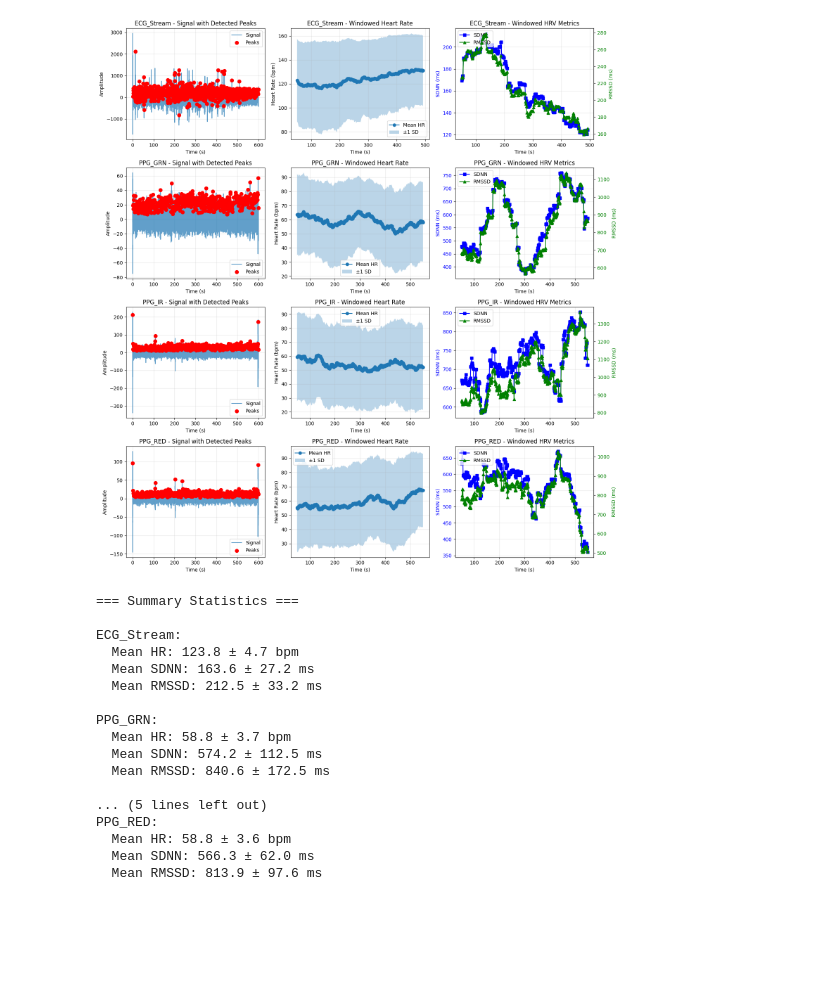
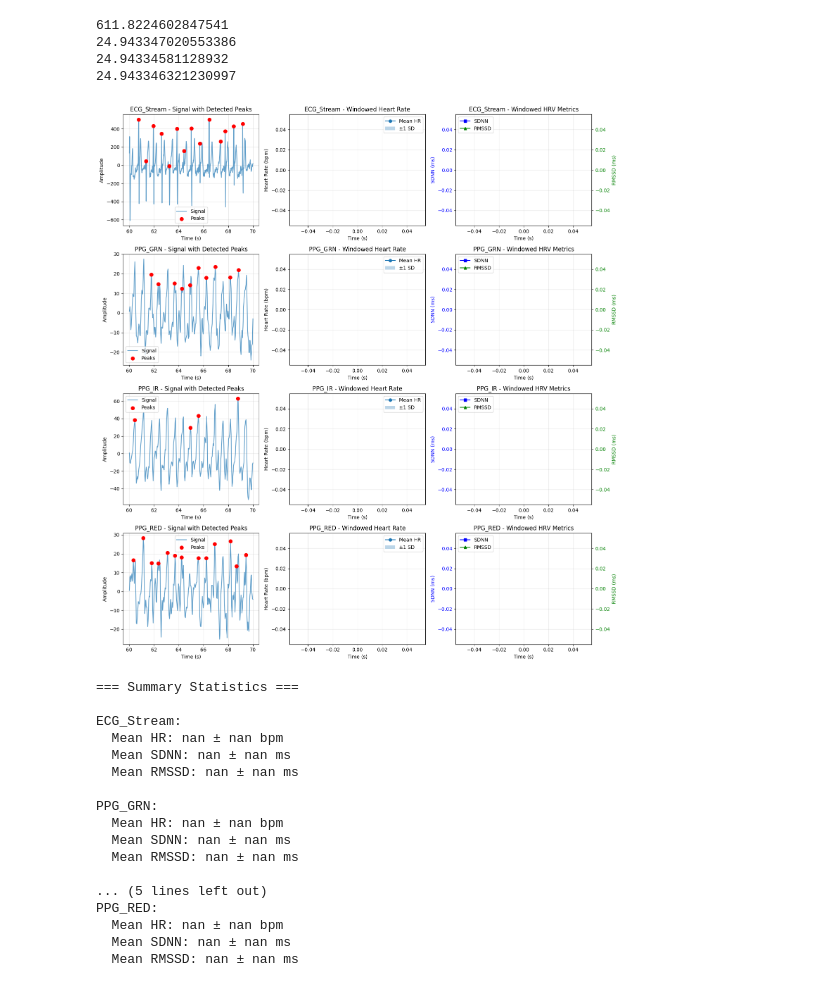
Before and after one commit to sanrav2016/AD8232-ECG-Validation, a Jupyter notebook: ecg_analysis.ipynb, the cells around one changed output. Drawn from its saved outputs; the diff is of its cells as text; code cells hidden in the pictures; blank space fills up the shorter version.

```diff
--- a/ecg_analysis.ipynb
+++ b/ecg_analysis.ipynb
@@ -3,7 +3,7 @@ import pyxdf
 import numpy as np
 import matplotlib.pyplot as plt
 # %%
-XDF_FILE = "1_17_26.xdf"   # path to your xdf file
+XDF_FILE = "1_20_26_a.xdf"   # path to your xdf file
 
 # ==========================
 # LOAD XDF
@@ -14,5 +14,4 @@ print(f"Loaded {len(streams)} streams")
 
 # Sort streams by name for consistent ordering
 streams = sorted(streams, key=lambda s: s['info']['name'][0])
-streams
 # %% [output]
@@ -48,7 +30,7 @@ for idx, stream in enumerate(streams):
     data = np.array(stream['time_series'])
     timestamps = np.array(stream['time_stamps']) - stream['time_stamps'][0]  # normalize to start at 0
     print(1.0 / np.mean(np.diff(timestamps)))
-    mask = (5 <= timestamps) & (timestamps <= 605)
+    mask = (400 <= timestamps) & (timestamps <= 600)
     timestamps = timestamps[mask]
     data = data[mask]
 
@@ -94,7 +76,7 @@ def select_time_window(t, x, t_start, t_end):
 
 def find_peaks(signal, timestamps, signal_type="ecg"):
     """Clean signal and detect peaks using NeuroKit2."""
-    fs = 1000 if signal_type == "ecg" else 25 # estimate_fs(timestamps)
+    fs = estimate_fs(timestamps)
 
     if signal_type == "ecg":
         cleaned = nk.ecg_clean(signal, sampling_rate=fs)
@@ -117,13 +99,13 @@ def compute_hr_hrv(signal, timestamps, signal_type):
     fs = estimate_fs(timestamps)
 
     if signal_type == "ecg":
-        cleaned = nk.ecg_clean(signal, sampling_rate=fs, method="pantompkins1985")
-        peaks, info = nk.ecg_peaks(cleaned, sampling_rate=fs, correct_artifacts=True, show=True)
+        cleaned = nk.ecg_clean(signal, sampling_rate=fs)
+        peaks, info = nk.ecg_peaks(cleaned, sampling_rate=fs, method="promac", show=True)
         rate = nk.ecg_rate(peaks, sampling_rate=fs)
 
     elif signal_type == "ppg":
         cleaned = nk.ppg_clean(signal, sampling_rate=fs)
-        peaks, info = nk.ppg_peaks(cleaned, sampling_rate=fs)
+        peaks, info = nk.ppg_peaks(cleaned, sampling_rate=fs, show=True)
         rate = nk.ppg_rate(peaks, sampling_rate=fs)
 
     else:
@@ -140,17 +122,19 @@ def compute_hr_hrv(signal, timestamps, signal_type):
         "hrv": hrv
     }
 # %%
-t_start = 0
-t_end = 600
+t_start = 60
+t_end = 70
 
 results = {}
 
 for idx, stream in enumerate(streams):
     name = stream['info']['name'][0]
-    fs = float(stream['info']['nominal_srate'][0])
 
     data = np.array(stream['time_series'])
     timestamps = np.array(stream['time_stamps']) - stream['time_stamps'][0]  # normalize to start at 0
+
+    fs = estimate_fs(timestamps)
+    print(fs)
 
     # select time window
     t_win, x_win = select_time_window(timestamps, data, t_start, t_end)
@@ -287,51 +271,55 @@ for idx, (name, res) in enumerate(results.items()):
     # Plot 3: Windowed HRV
     ax3 = axes[idx, 2]
     ax3.plot(res['window_times'], res['sdnn'], marker='s', label='SDNN', color='blue')
     ax3.set_xlabel('Time (s)')
     ax3.set_ylabel('SDNN (ms)', color='blue')
     ax3.tick_params(axis='y', labelcolor='blue')
     ax3.set_title(f'{name} - Windowed HRV Metrics')
     ax3.grid(True, alpha=0.3)
 
     ax3_twin = ax3.twinx()
     ax3_twin.plot(res['window_times'], res['rmssd'], marker='^', label='RMSSD', color='green')
     ax3_twin.set_ylabel('RMSSD (ms)', color='green')
     ax3_twin.tick_params(axis='y', labelcolor='green')
 
     # Add legends
     lines1, labels1 = ax3.get_legend_handles_labels()
     lines2, labels2 = ax3_twin.get_legend_handles_labels()
     ax3.legend(lines1 + lines2, labels1 + labels2, loc='upper left')
 
 plt.tight_layout()
 plt.show()
 
 # Print summary statistics
 print("\n=== Summary Statistics ===")
 for name, res in results.items():
     print(f"\n{name}:")
     print(f"  Mean HR: {np.nanmean(res['hr_mean']):.1f} ± {np.nanstd(res['hr_mean']):.1f} bpm")
     print(f"  Mean SDNN: {np.nanmean(res['sdnn']):.1f} ± {np.nanstd(res['sdnn']):.1f} ms")
     print(f"  Mean RMSSD: {np.nanmean(res['rmssd']):.1f} ± {np.nanstd(res['rmssd']):.1f} ms")
 # %% [output]
+611.8224602847541
+24.943347020553386
+24.94334581128932
+24.943346321230997
-[figure, old version]
+[figure, new version]
-=== Summary Statistics ===
-
-ECG_Stream:
-  Mean HR: 123.8 ± 4.7 bpm
-  Mean SDNN: 163.6 ± 27.2 ms
-  Mean RMSSD: 212.5 ± 33.2 ms
-
-PPG_GRN:
-  Mean HR: 58.8 ± 3.7 bpm
-  Mean SDNN: 574.2 ± 112.5 ms
-  Mean RMSSD: 840.6 ± 172.5 ms
-
-... (5 lines left out)
-PPG_RED:
-  Mean HR: 58.8 ± 3.6 bpm
-  Mean SDNN: 566.3 ± 62.0 ms
-  Mean RMSSD: 813.9 ± 97.6 ms
+=== Summary Statistics ===
+
+ECG_Stream:
+  Mean HR: nan ± nan bpm
+  Mean SDNN: nan ± nan ms
+  Mean RMSSD: nan ± nan ms
+
+PPG_GRN:
+  Mean HR: nan ± nan bpm
+  Mean SDNN: nan ± nan ms
+  Mean RMSSD: nan ± nan ms
+
+... (5 lines left out)
+PPG_RED:
+  Mean HR: nan ± nan bpm
+  Mean SDNN: nan ± nan ms
+  Mean RMSSD: nan ± nan ms
 # %%
 results = {}
 
```
Also changed, not shown: parts of 14 cells of this notebook, 2 other files.
